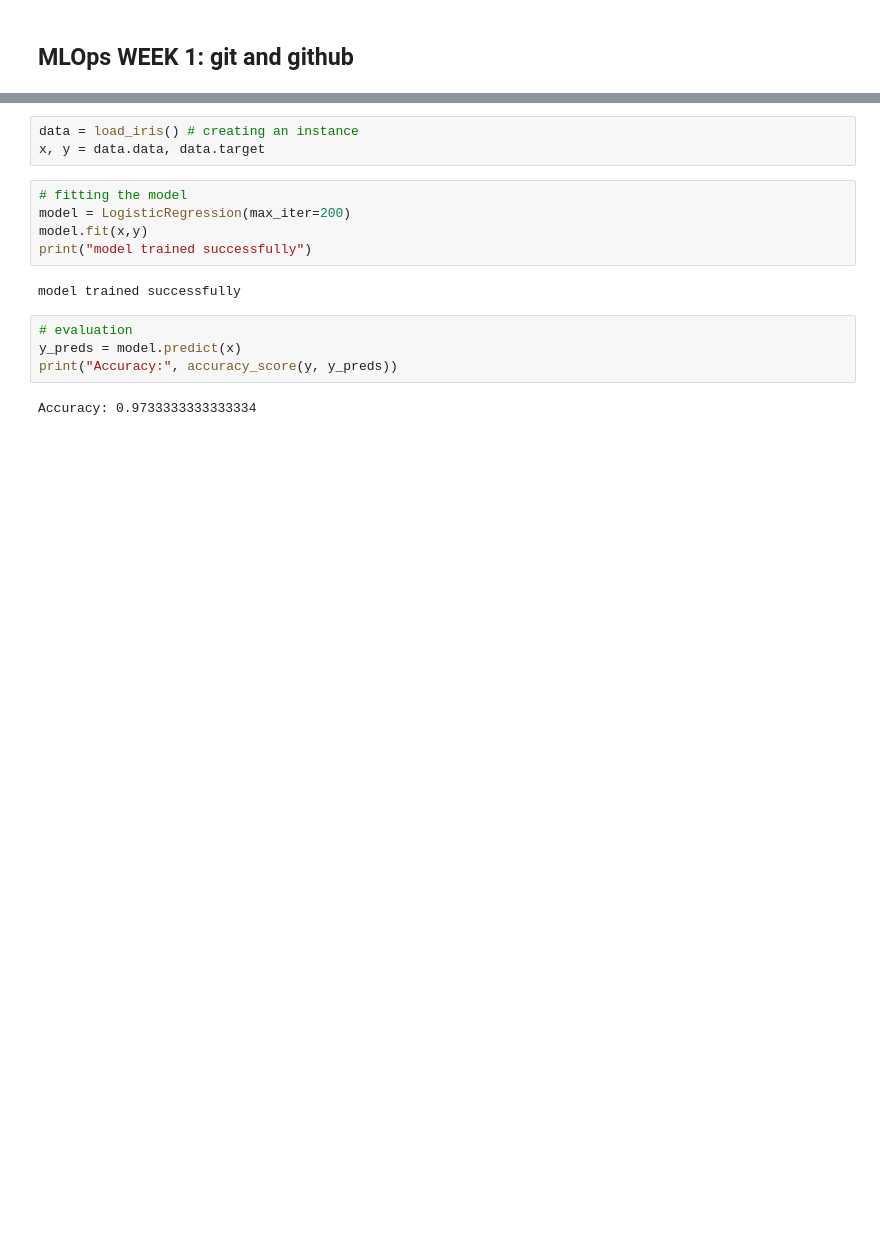
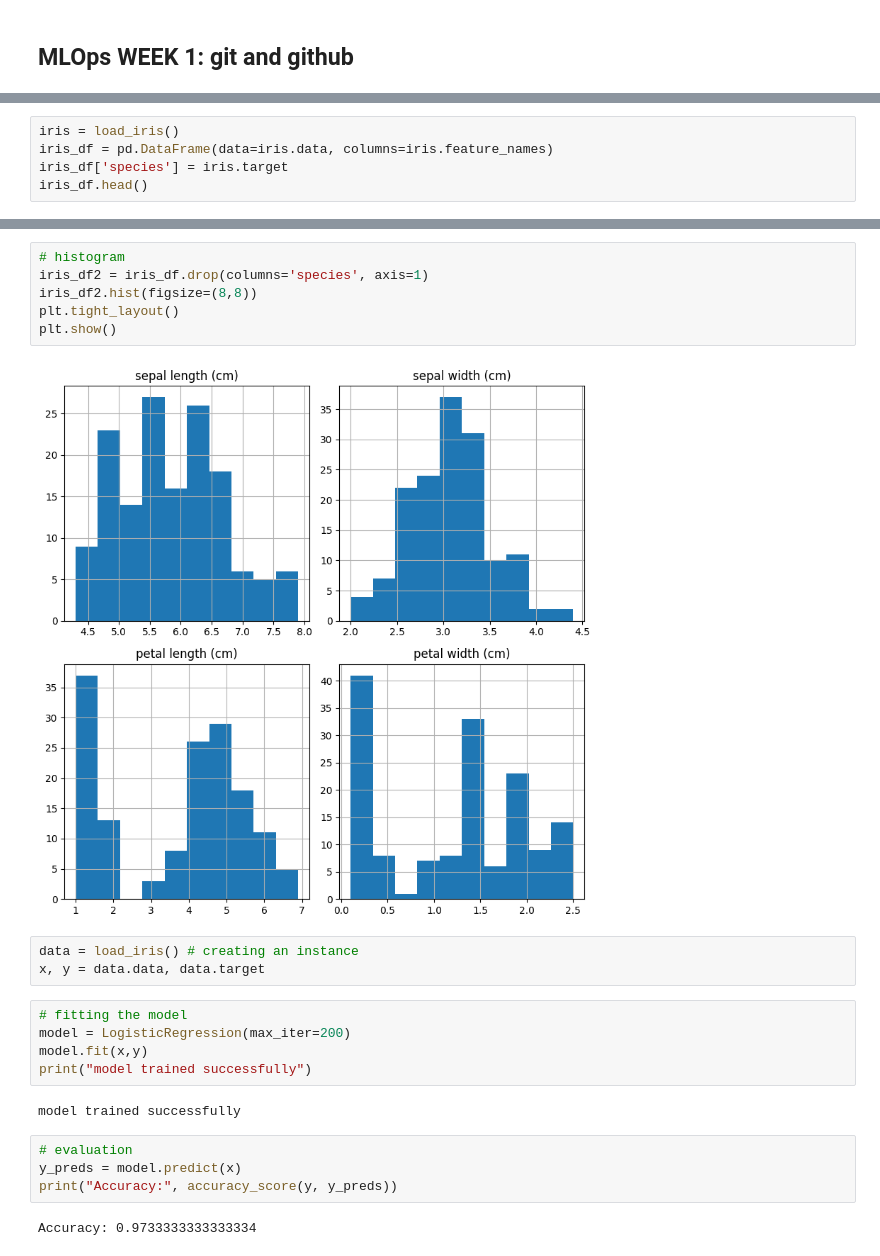
Before and after one commit to Daniel1999Akama/MLOps, a Jupyter notebook: train.ipynb, the cells around one changed output, grey strips where cells are left out. Saved outputs shown, nothing was run; the diff lists cells and outputs as text; blank space fills up the shorter version.

Commit message:
added visualization

```diff
--- a/train.ipynb
+++ b/train.ipynb
@@ -6,0 +11,5 @@ from sklearn.metrics import accuracy_score
+# %%
+iris = load_iris()
+iris_df = pd.DataFrame(data=iris.data, columns=iris.feature_names)
+iris_df['species'] = iris.target
+iris_df.head()
@@ -7,3 +23,11 @@ from sklearn.metrics import accuracy_score
+# %%
+# histogram
+iris_df2 = iris_df.drop(columns='species', axis=1)
+iris_df2.hist(figsize=(8,8))
+plt.tight_layout()
+plt.show()
+# %% [output]
+[figure, added]
 # %%
 data = load_iris() # creating an instance
 x, y = data.data, data.target
```
Also changed, not shown: parts of 3 cells of this notebook.
